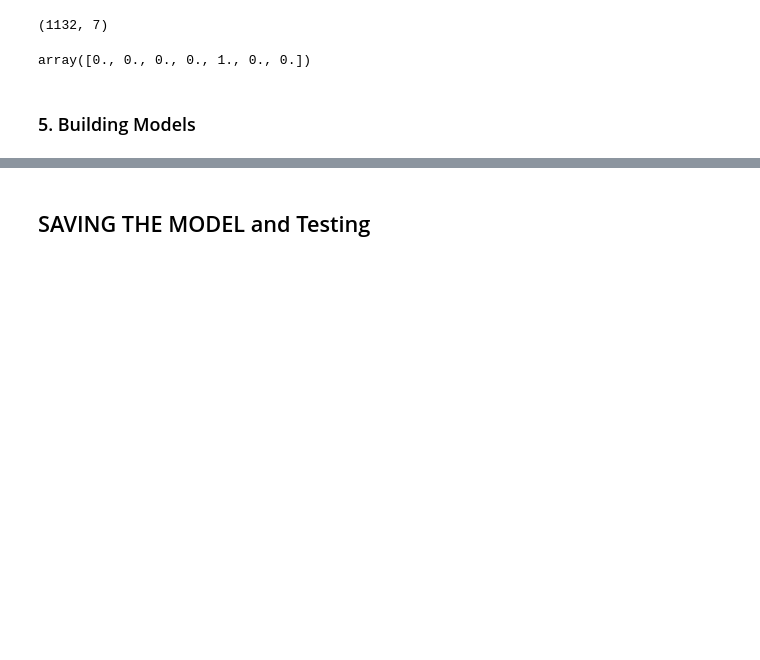
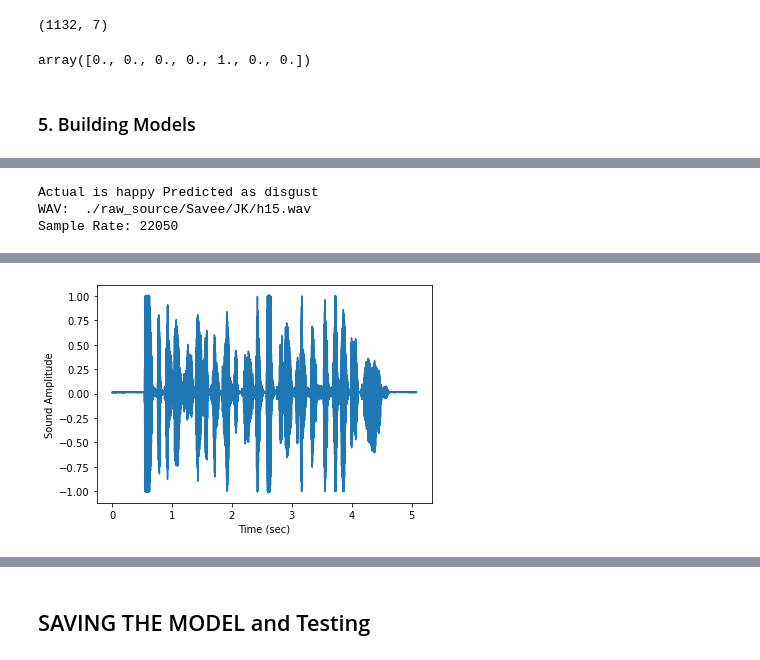
Before and after one commit to rebellon-carina/Capstone---Speech-Emotion-Recognition, a Jupyter notebook: 03-A SER_DeepLearning-v2.ipynb, the cells around one changed output, grey strips where cells are left out. Cells and saved outputs as stored; diff of their text form; code cells hidden in the pictures; blank space fills up the shorter version.

```diff
--- a/03-A SER_DeepLearning-v2.ipynb
+++ b/03-A SER_DeepLearning-v2.ipynb
@@ -254,0 +315,7 @@ weighted avg       0.87      0.86      0.86      1132
+# %%
+print(f'Actual is {df_miss.iloc[3]["label"]} Predicted as {df_miss.iloc[3]["predict"]}')
+play_librosa(df_miss.iloc[3]["file"])
+# %% [output]
+Actual is happy Predicted as disgust
+WAV:  ./raw_source/Savee/JK/h15.wav
+Sample Rate: 22050
@@ -254,0 +323 @@ weighted avg       0.87      0.86      0.86      1132
+[figure, added]
```
Also changed, not shown: parts of 32 cells of this notebook, 16 other files.
